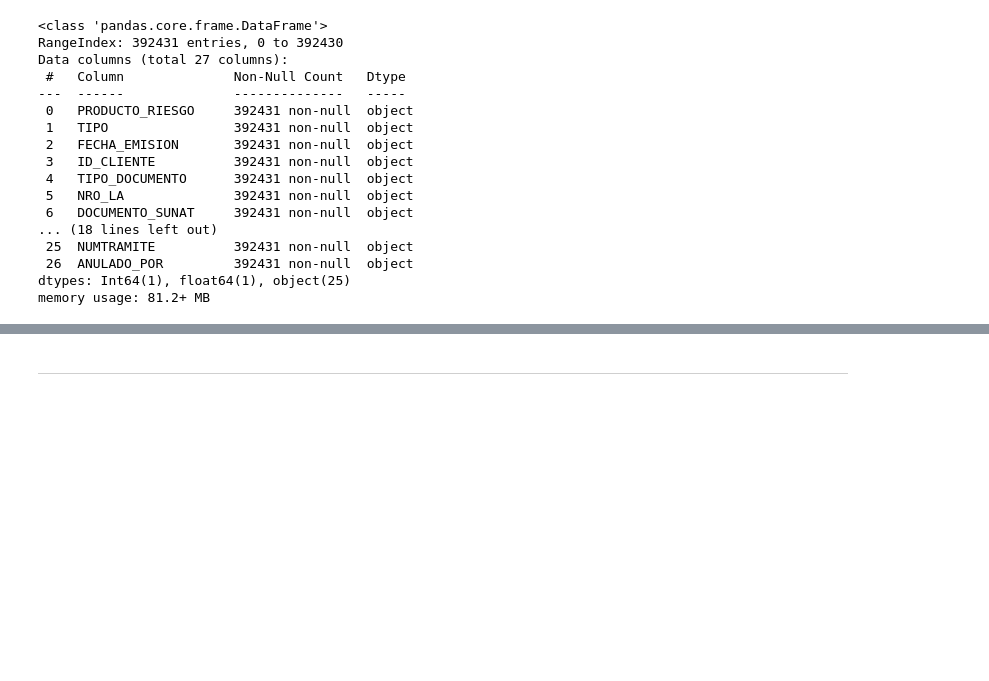
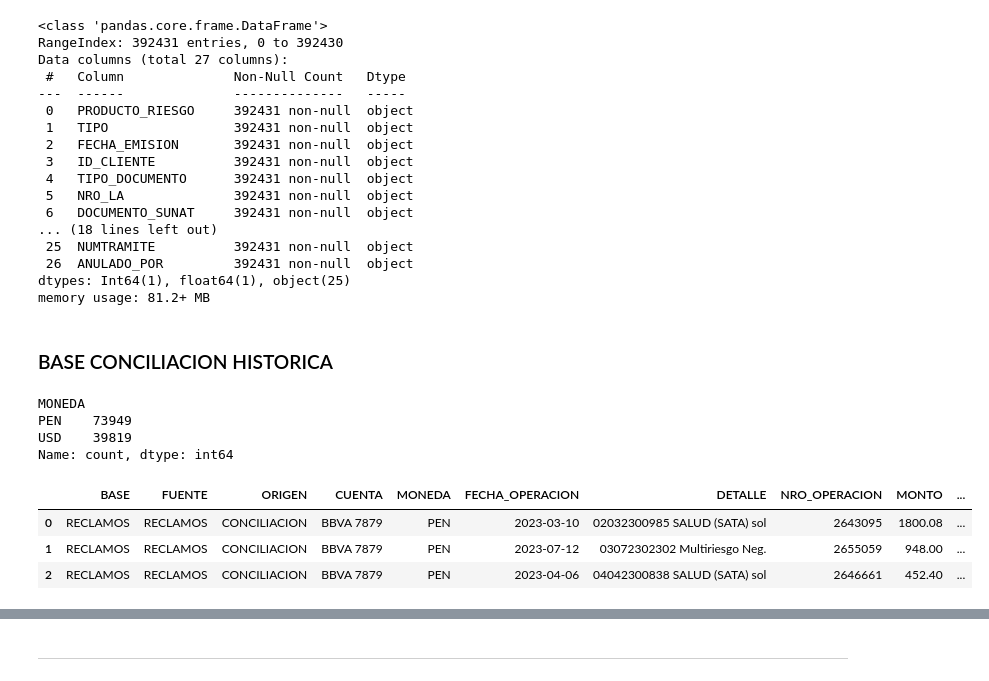
Before and after one commit to nelvinvelazco/PROYECTO-RIMAC, a Jupyter notebook: notebooks/ETL_Excel_Bases.ipynb, the cells around one changed output, grey strips where cells are left out. Drawn from its saved outputs; the diff is of its cells as text; code cells hidden in the pictures; blank space fills up the shorter version.

Commit message:
ETL archivi historico de bases

```diff
--- a/notebooks/ETL_Excel_Bases.ipynb
+++ b/notebooks/ETL_Excel_Bases.ipynb
@@ -632,3 +630,37 @@ schema_LA = [
         bigquery.SchemaField("NUMTRAMITE", bigquery.enums.SqlTypeNames.STRING),
         bigquery.SchemaField("ANULADO_POR", bigquery.enums.SqlTypeNames.STRING)
 ]
+# %% [markdown]
+### BASE CONCILIACION HISTORICA
+# %%
+df_Base_Conciliacion= pd.read_excel("C:/data/AUTOMATIZACION - CONCILIACIONES/12-03-2026 BASE CONCILIACIÓN.xlsx",
+                           sheet_name='BASE GENERAL', dtype=str)
+df_Base_Conciliacion.columns = (df_Base_Conciliacion.columns.str.strip().str.upper().
+                       str.replace(r'[^A-Za-z0-9]', '_', regex=True))
+# %%
+df_Base_Conciliacion= df_Base_Conciliacion.rename(columns={'N__DE_OPERACI_N':'NRO_OPERACION'})
+df_Base_Conciliacion= df_Base_Conciliacion[['BASE', 'FUENTE', 'ORIGEN', 'CUENTA', 'MONEDA', 'FECHA_OPERACION', 'DETALLE',
+                                            'NRO_OPERACION', 'MONTO', 'MONTO_DOLARIZADO', 'NRO_RECLAMO','CERTIFICADO_BANCO',
+                                            'CERTIFICADO_99','DETALLE_DE_LOS_CASOS','ESTADO_DE_AVANCE']]
+# %%
+df_Base_Conciliacion = df_Base_Conciliacion.fillna('')
+df_Base_Conciliacion['FECHA_OPERACION'] = pd.to_datetime(df_Base_Conciliacion['FECHA_OPERACION'], format='%Y-%m-%d %H:%M:%S', errors='coerce').dt.date
+df_Base_Conciliacion['MONTO'] = pd.to_numeric(df_Base_Conciliacion['MONTO'], errors="coerce").astype('float64')
+df_Base_Conciliacion['MONTO_DOLARIZADO'] = pd.to_numeric(df_Base_Conciliacion['MONTO_DOLARIZADO'], errors="coerce").astype('float64')
+df_Base_Conciliacion.loc[df_Base_Conciliacion['MONEDA'].str.strip().str.lower() == 's/.', 'MONEDA'] = 'PEN'
+df_Base_Conciliacion['DETALLE_DE_LOS_CASOS']= df_Base_Conciliacion['DETALLE_DE_LOS_CASOS'].str.upper()
+df_Base_Conciliacion['ESTADO_DE_AVANCE']= df_Base_Conciliacion['ESTADO_DE_AVANCE'].str.upper()
+# %%
+df_Base_Conciliacion['MONEDA'].value_counts()
+# %% [output]
+MONEDA
+PEN    73949
+USD    39819
+Name: count, dtype: int64
+# %%
+df_Base_Conciliacion.head(3)
+# %% [output]
+|  | BASE | FUENTE | ORIGEN | CUENTA | MONEDA | FECHA_OPERACION | DETALLE | NRO_OPERACION | MONTO | ... |
+| 0 | RECLAMOS | RECLAMOS | CONCILIACION | BBVA 7879 | PEN | 2023-03-10 | 02032300985 SALUD (SATA) sol | 2643095 | 1800.08 | ... |
+| 1 | RECLAMOS | RECLAMOS | CONCILIACION | BBVA 7879 | PEN | 2023-07-12 | 03072302302 Multiriesgo Neg. | 2655059 | 948.00 | ... |
+| 2 | RECLAMOS | RECLAMOS | CONCILIACION | BBVA 7879 | PEN | 2023-04-06 | 04042300838 SALUD (SATA) sol | 2646661 | 452.40 | ... |
```
Also changed, not shown: parts of 3 cells of this notebook.
